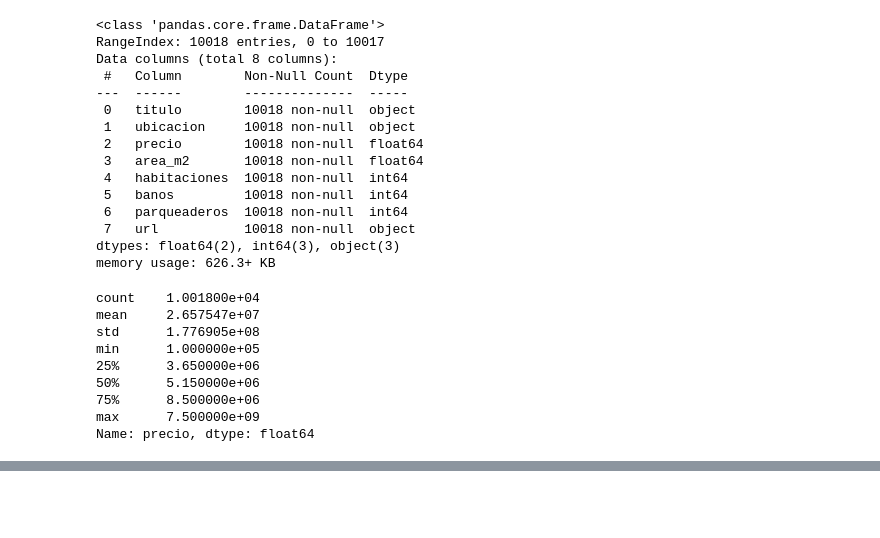
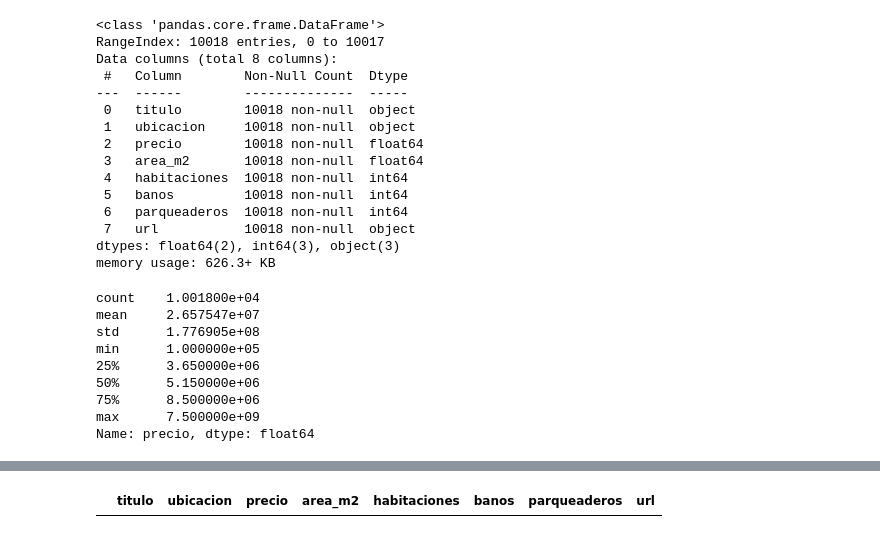
Before and after one commit to roman-correa/scraper, a Jupyter notebook: scraper.ipynb, the cells around one changed output, grey strips where cells are left out. Cells and saved outputs as stored; diff of their text form; code cells hidden in the pictures; blank space fills up the shorter version.

```diff
--- a/scraper.ipynb
+++ b/scraper.ipynb
@@ -828,0 +861,5 @@ plt.xlim(0, 2)
+# %%
+palma = df_limpio[df_limpio['ubicacion'].str.contains('belen', case = False)]
+palma
+# %% [output]
+|  | titulo | ubicacion | precio | area_m2 | habitaciones | banos | parqueaderos | url |
```
Also changed, not shown: parts of 6 cells of this notebook.
